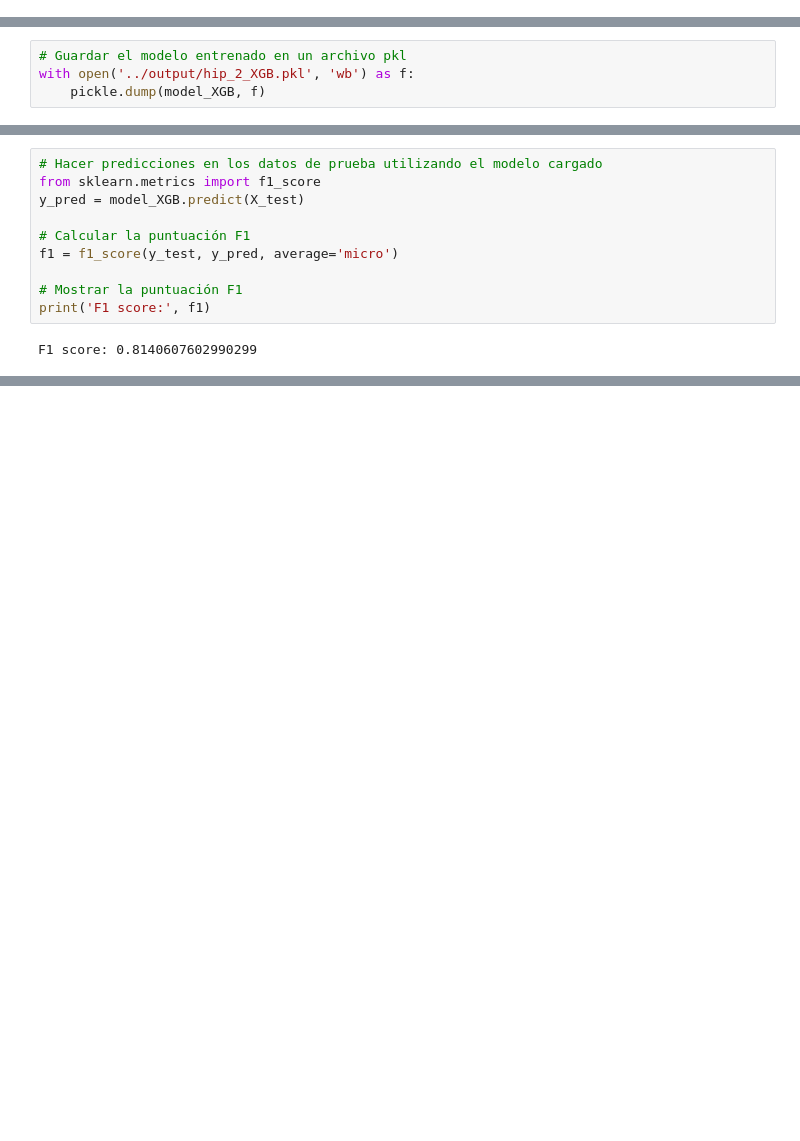
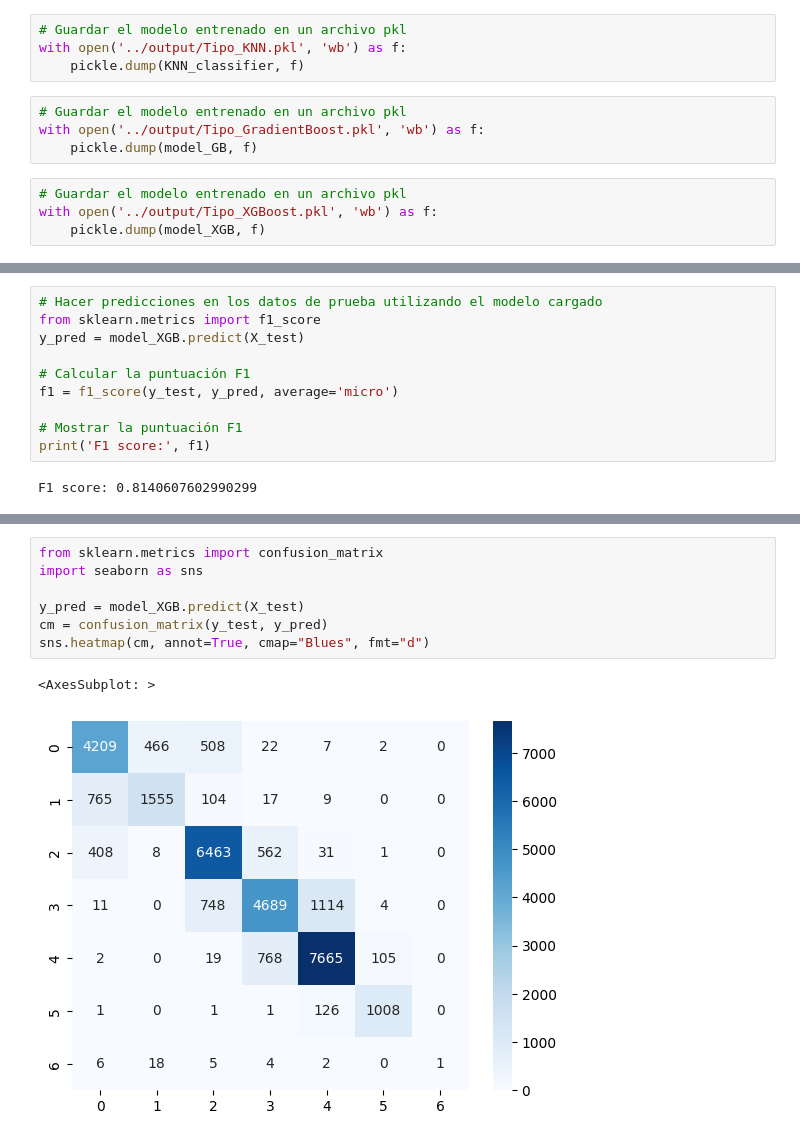
Before and after one commit to Vasallo94/Hipparcos, a Jupyter notebook: notebooks/ML_2.ipynb, the cells around one changed output, grey strips where cells are left out. Drawn from its saved outputs; the diff is of its cells as text; blank space fills up the shorter version.

```diff
--- a/notebooks/ML_2.ipynb
+++ b/notebooks/ML_2.ipynb
@@ -119,3 +131,15 @@ Mean:  0.8108441947974041
+# %%
+# Guardar el modelo entrenado en un archivo pkl
+with open('../output/Tipo_KNN.pkl', 'wb') as f:
+    pickle.dump(KNN_classifier, f)
+# %%
+# Guardar el modelo entrenado en un archivo pkl
+with open('../output/Tipo_GradientBoost.pkl', 'wb') as f:
+    pickle.dump(model_GB, f)
+# %%
+# Guardar el modelo entrenado en un archivo pkl
+with open('../output/Tipo_XGBoost.pkl', 'wb') as f:
+    pickle.dump(model_XGB, f)
 # %% [markdown]
 ### Dibujamos la curva de aprendizaje y vemos la evolución de las puntuaciones de entrenamiento y validación
 # %%
@@ -214,7 +207,3 @@ import pickle
-# %%
-# Guardar el modelo entrenado en un archivo pkl
-with open('../output/hip_2_XGB.pkl', 'wb') as f:
-    pickle.dump(model_XGB, f)
 # %% [markdown]
 ## Probando las predicciones del modelo XGBoost
 # %%
@@ -258,0 +301,10 @@ F1 score: 0.8140607602990299
+# %%
+from sklearn.metrics import confusion_matrix
+import seaborn as sns
+
+y_pred = model_XGB.predict(X_test)
+cm = confusion_matrix(y_test, y_pred)
+sns.heatmap(cm, annot=True, cmap="Blues", fmt="d")
+# %% [output]
+<AxesSubplot: >
+[figure, added]
```
Also changed, not shown: parts of 18 cells of this notebook, 18 other files.
